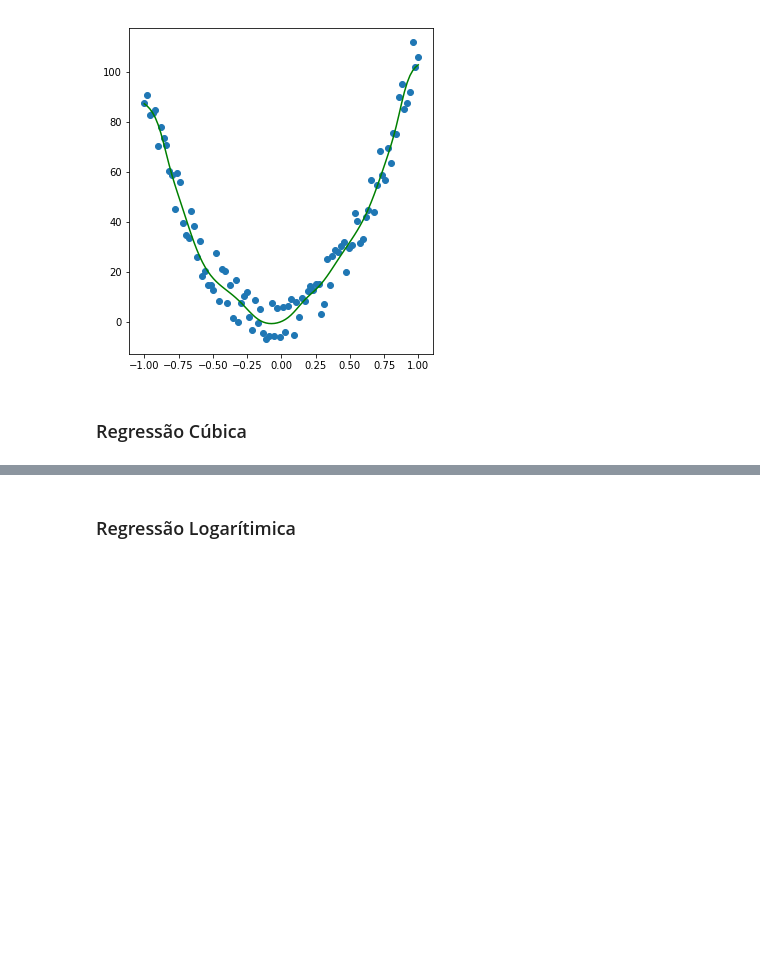
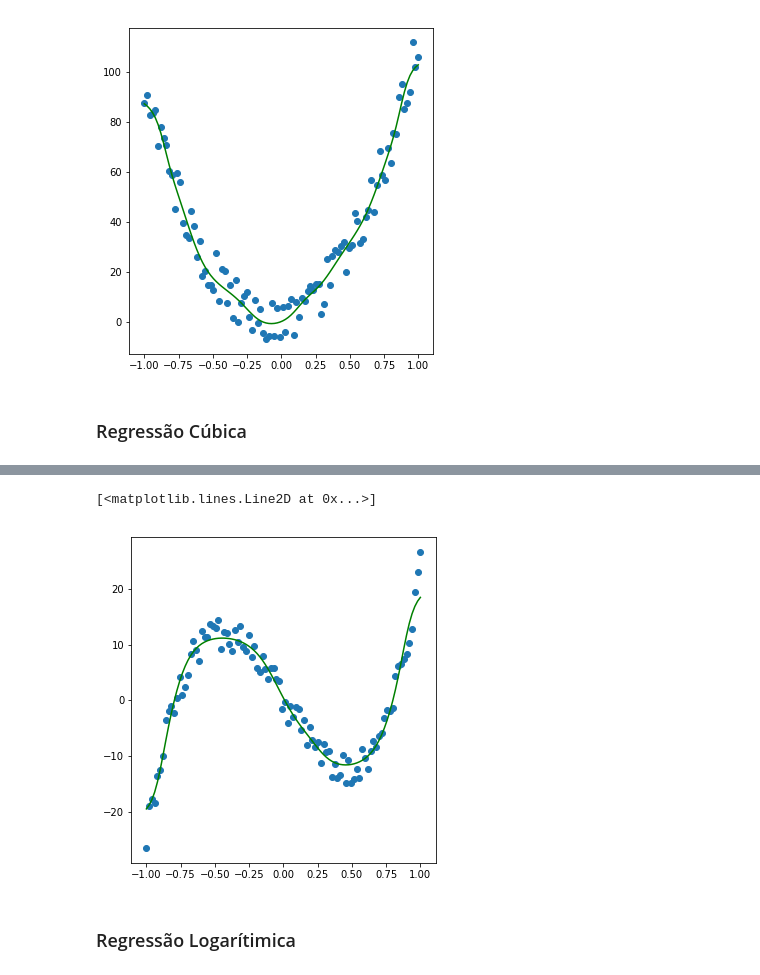
Before and after one commit to hilam/Manual-Pratico-Deep-Learning, a Jupyter notebook: Rede Neural.ipynb, the cells around one changed output, grey strips where cells are left out. Cells and saved outputs as stored; diff of their text form; code cells hidden in the pictures; blank space fills up the shorter version.

```diff
--- a/Rede Neural.ipynb
+++ b/Rede Neural.ipynb
@@ -157,6 +157,28 @@ def softmax_neg_log_likelihood(y_oh, y_pred, derivative=False):
     return np.mean(-np.log(pk))
 # %% [markdown]
 # Inicialização de Pesos
+# %%
+def zeros(rows, cols):
+    return np.zeros((rows, cols))
+
+def ones(rows, cols):
+    return np.ones((rows, cols))
+
+def random_normal(rows, cols):
+    return np.random.randn(rows, cols)
+
+def random_uniform(rows, cols):
+    return np.random.rand(rows, cols)
+
+def glorot_normal(rows, cols):
+    # normal com média 0 e stddev=sqrt(2.0/(out+inp))
+    std_dev = np.sqrt(2.0 / (rows + cols))
+    return std_dev * np.random.randn(rows, cols)
+
+def glorot_uniform(rows, cols):
+    # uniforme de [-limit, limit], limit = np.sqrt(6.0 / (out + inp))
+    limit = np.sqrt(6.0 / (rows + cols))
+    return 2*limit*np.random.rand(rows, cols) - limit
 # %% [markdown]
 # Regularização
 # %% [markdown]
@@ -169,10 +191,14 @@ def softmax_neg_log_likelihood(y_oh, y_pred, derivative=False):
 # Implementação
 # %%
 class Layer():
-    def __init__(self, input_dim, output_dim, activation=linear):
+    def __init__(self, input_dim, output_dim,
+                 activation=linear,
+                 weights_initializer=random_normal,
+                 biases_initializer=ones):
+
         self.input = None
-        self.weights = np.random.randn(output_dim, input_dim)
-        self.biases = np.random.randn(1, output_dim)
+        self.weights = weights_initializer(output_dim, input_dim)
+        self.biases = biases_initializer(output_dim, input_dim)
         self.activation = activation
 
         self._activ_inp, self._activ_out = None, None
@@ -464,8 +496,16 @@ print(x.min(axis=0), x.max(axis=0))
 D_in, D_out = x.shape[1], y.shape[1]
 
 # insira sua rede aqui!
+nn = NeuralNetwork(cost_func=mse, learning_rate=1e-3)
+
+nn.layers.append(Layer(input_dim=D_in, output_dim=5, activation=tanh))
+nn.layers.append(Layer(input_dim=5, output_dim=8, activation=sigmoid))
+nn.layers.append(Layer(input_dim=8, output_dim=D_out, activation=linear))
+
+nn.fit(x, y, epochs=30000, verbose=3000)
 
 plt.figure(figsize=(12, 6))
 plt.subplot(1, 2, 1)
 plt.scatter(x, y)
 plt.plot(x, nn.predict(x), c='green')
+# %% [output]
@@ -472,3 +523,5 @@ plt.plot(x, nn.predict(x), c='green')
+[<matplotlib.lines.Line2D at 0x...>]
+[figure, added]
 # %% [markdown]
 ### Regressão Logarítimica
 # %%
```
Also changed, not shown: parts of 25 cells of this notebook.
